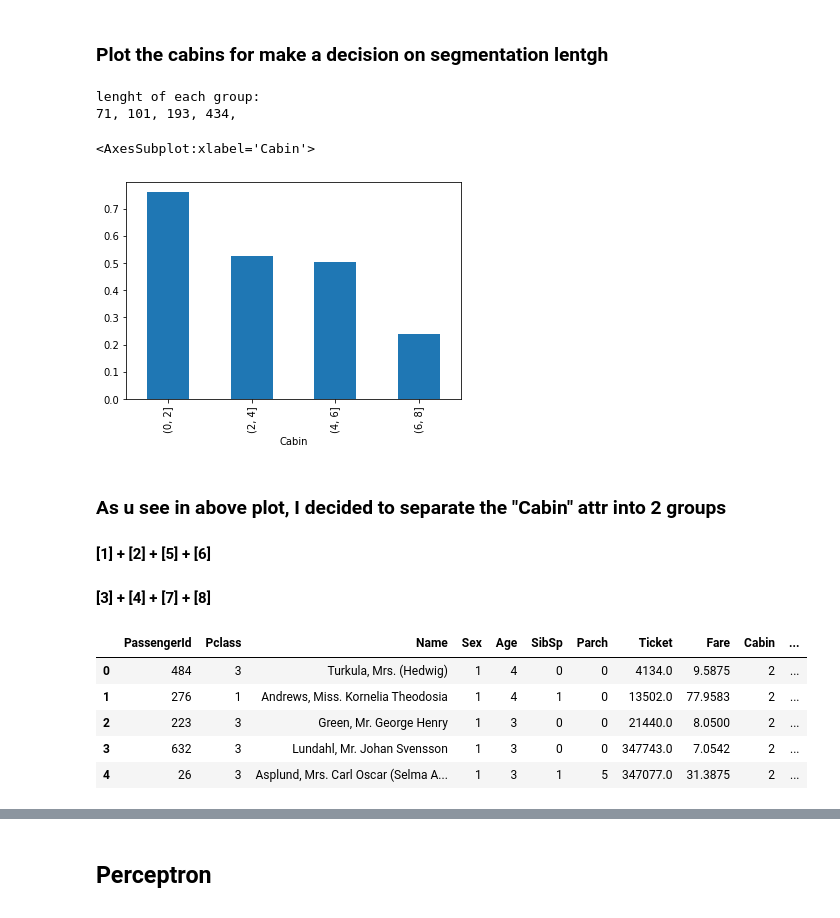
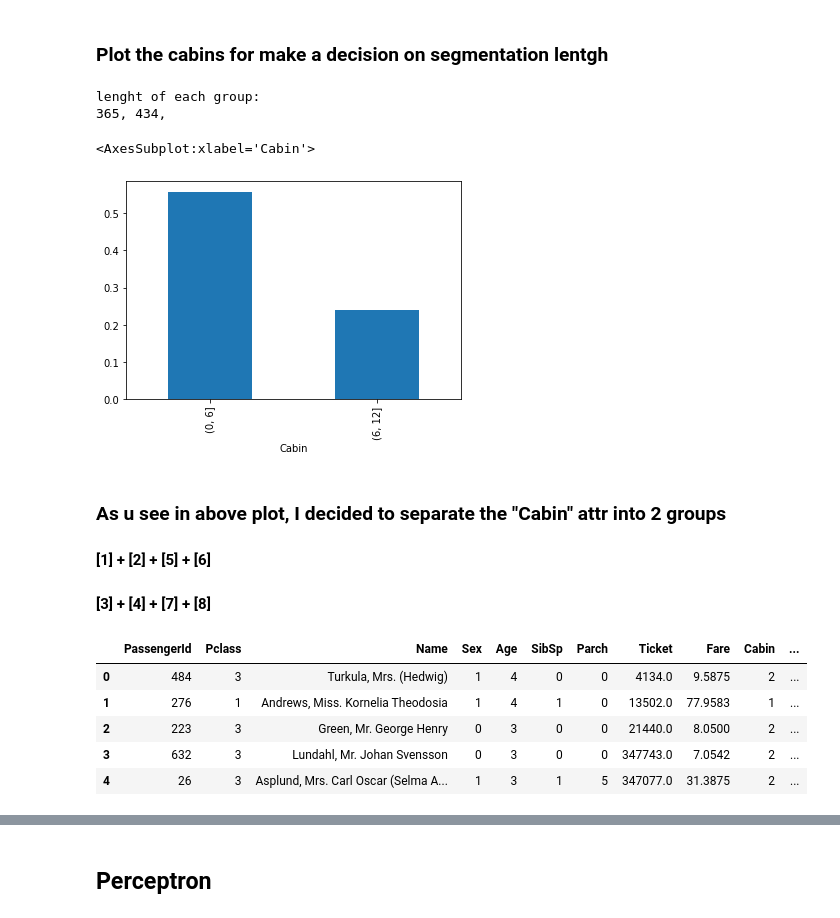
Before and after one commit to nahbos/Machine-Learning, a Jupyter notebook: ID3-Perceptron-Titanic.ipynb, the cells around one changed output, grey strips where cells are left out. Saved outputs shown, nothing was run; the diff lists cells and outputs as text; code cells hidden in the pictures.

```diff
--- a/ID3-Titanic.ipynb
+++ b/ID3-Perceptron-Titanic.ipynb
@@ -74,10 +74,10 @@ def mapper(dataset1, dataset2, attr, map_dict, mode=0):
     for dataset in [dataset1, dataset2]:
         if attr == 'Cabin' and mode == 0:    # mode is for Cabin attr which have 2 different action
             dataset[attr] = dataset[attr].apply(lambda x: next((v for k, v in map_dict.items() if x[0] in k), 0))
-        elif attr == 'Family' or mode == 1:
+        elif attr == 'Age':
+            dataset[attr] = dataset[attr].apply(lambda x: next((v for k, v in map_dict.items() if x in k), 0))
+        else:
             dataset[attr] = dataset[attr].apply(lambda x: next((v for k, v in map_dict.items() if x == k), 0))
-        else:
-            dataset[attr] = dataset[attr].apply(lambda x: next((v for k, v in map_dict.items() if x in k), 0))
     return [dataset1, dataset2]
 # %% [markdown]
 ### In order to have a good estimation of missing ages, lets group by the datas like this and then estimate the values of each group missing ages
@@ -394,7 +394,7 @@ group_class.first()
 # %%
 for grp, pdf in group_class:
     cabins_list = pdf[pdf['Cabin'].notnull()]['Cabin'].tolist()
-    most_freq = max(set(cabins_list), key = cabins_list.count)
+    most_freq = max([(cabins_list.count(ele),ele) for ele in set(cabins_list)])[1]
     print(most_freq[0])
     nan_arr = pdf[pdf['Cabin'].isnull()]['PassengerId'].tolist()
     for nan in nan_arr:
@@ -439,7 +439,7 @@ for grp, pdf in group_class_test:
     if not cabins_list:
         most_freq = 'Z'
     else:
-        most_freq = max(set(cabins_list), key = cabins_list.count)
+        most_freq = max([(cabins_list.count(ele),ele) for ele in set(cabins_list)])[1]
 
     print(most_freq[0])
     nan_arr = pdf[pdf['Cabin'].isnull()]['PassengerId'].tolist()
@@ -505,33 +505,33 @@ memory usage: 81.4+ KB
 # %% [markdown]
 ### Plot the cabins for make a decision on segmentation lentgh
 # %%
-cabin_range = pd.cut(train["Cabin"], np.arange(0, 10, 2))
+cabin_range = pd.cut(train["Cabin"], np.arange(0, 15, 6))
 cabin_grps = train.groupby(cabin_range)
 print("lenght of each group: ")
 for grp, pdf in cabin_grps:
     print(len(pdf['Cabin'].tolist()), end=', ')
 
 cabin_grps = cabin_grps.mean()
 cabin_grps['Survived'].plot.bar()
 # %% [output]
 lenght of each group:
-71, 101, 193, 434,
+365, 434,
 <AxesSubplot:xlabel='Cabin'>
-[figure, old version]
+[figure, new version]
 # %% [markdown]
 ### As u see in above plot, I decided to separate the "Cabin" attr into 2 groups
 #### [1] + [2] + [5] + [6]
 #### [3] + [4] + [7] + [8]
 # %%
-ranges = {1: 1, 2: 1, 3: 2, 4: 2, 5: 1, 6: 1, 7: 2, 8: 2}
+ranges = {1: 1, 2: 1, 3: 1, 4: 1, 5: 1, 6: 1, 7: 2, 8: 2}
 
 train, test = mapper(train, test, 'Cabin', ranges, mode=1)
 train.head()
 # %% [output]
 |  | PassengerId | Pclass | Name | Sex | Age | SibSp | Parch | Ticket | Fare | Cabin | ... |
 | 0 | 484 | 3 | Turkula, Mrs. (Hedwig) | 1 | 4 | 0 | 0 | 4134.0 | 9.5875 | 2 | ... |
-| 1 | 276 | 1 | Andrews, Miss. Kornelia Theodosia | 1 | 4 | 1 | 0 | 13502.0 | 77.9583 | 2 | ... |
-| 2 | 223 | 3 | Green, Mr. George Henry | 1 | 3 | 0 | 0 | 21440.0 | 8.0500 | 2 | ... |
-| 3 | 632 | 3 | Lundahl, Mr. Johan Svensson | 1 | 3 | 0 | 0 | 347743.0 | 7.0542 | 2 | ... |
+| 1 | 276 | 1 | Andrews, Miss. Kornelia Theodosia | 1 | 4 | 1 | 0 | 13502.0 | 77.9583 | 1 | ... |
+| 2 | 223 | 3 | Green, Mr. George Henry | 0 | 3 | 0 | 0 | 21440.0 | 8.0500 | 2 | ... |
+| 3 | 632 | 3 | Lundahl, Mr. Johan Svensson | 0 | 3 | 0 | 0 | 347743.0 | 7.0542 | 2 | ... |
 | 4 | 26 | 3 | Asplund, Mrs. Carl Oscar (Selma A... | 1 | 3 | 1 | 5 | 347077.0 | 31.3875 | 2 | ... |
 # %%
```
Also changed, not shown: parts of 19 cells of this notebook.
